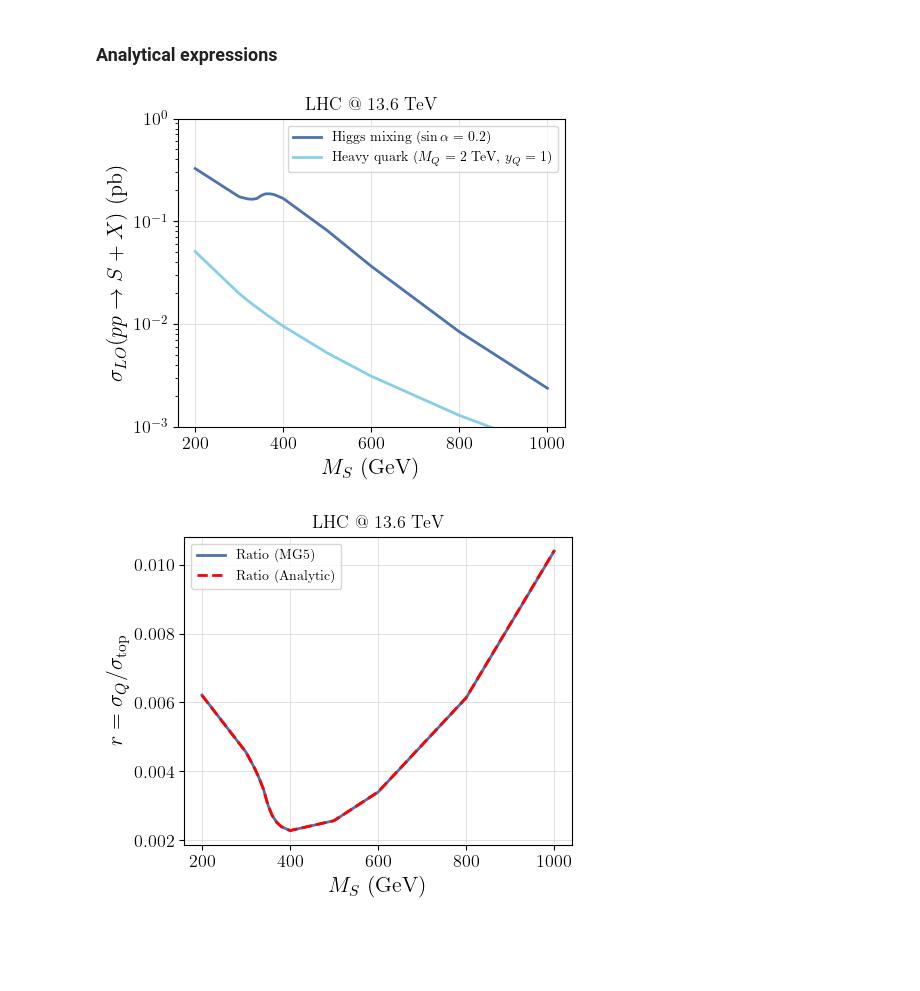
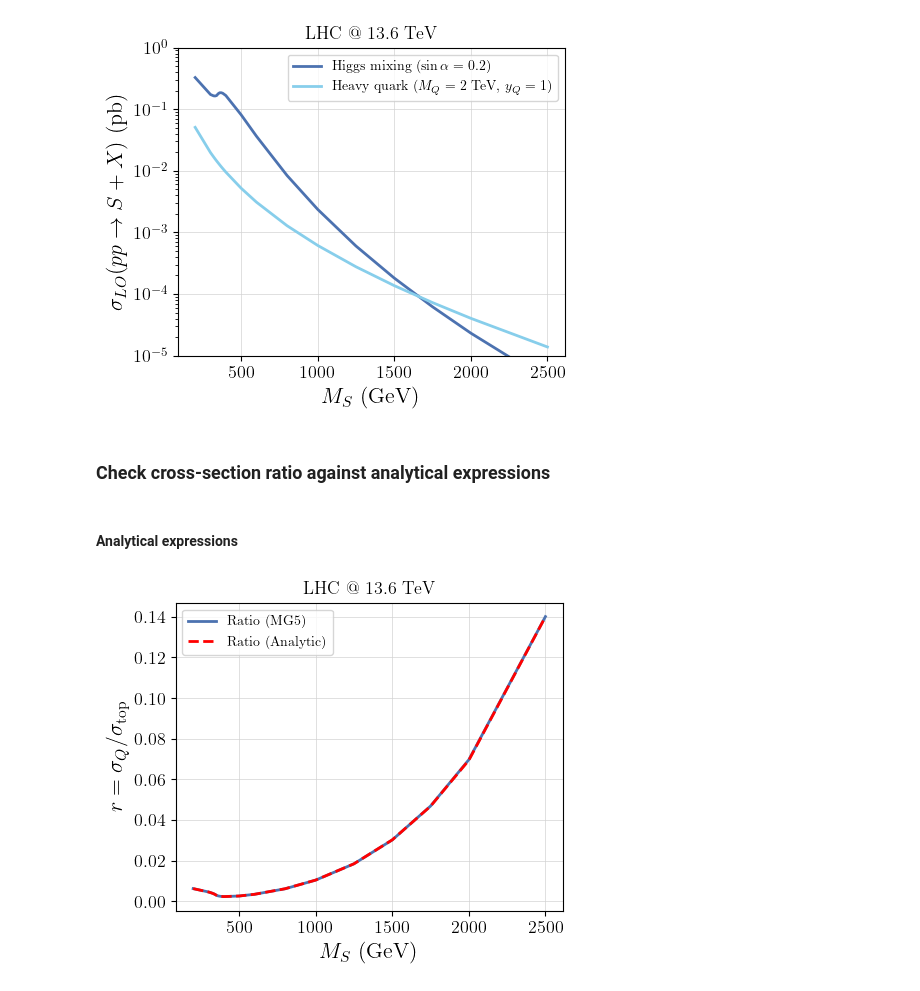
Before and after one commit to andlessa/back2futureTrigger, a Jupyter notebook: xsec_pp2Sd.ipynb, the cells around one changed output. Cells and saved outputs as stored; diff of their text form; code cells hidden in the pictures; blank space fills up the shorter version.

```diff
--- a/xsec_pp2Sd.ipynb
+++ b/xsec_pp2Sd.ipynb
@@ -24,5 +24,3 @@ defaultPars = {'figure.figsize': (5, 4),
                'axes.axisbelow' : True
                }
 plt.rcParams.update(defaultPars)
-# %% [markdown]
-### Analytical expressions
@@ -39,16 +27,20 @@ def F(x):
 # %%
-data = np.genfromtxt("pp2Sd_scan/Events/scan_run_[01-14].txt",names=True)
-dataQ = np.genfromtxt("pp2Sd_scan/Events/scan_run_[15-28].txt",names=True)
+data = np.genfromtxt("pp2Sd_scan/Events/scan_run_[01-19].txt",names=True)
+dataQ = np.genfromtxt("pp2Sd_scan/Events/scan_run_[20-38].txt",names=True)
 # %%
 plt.plot(data['mass55'],data['cross'],label=r'Higgs mixing ($\sin\alpha = 0.2$)', color='#4c72b0')
 plt.plot(dataQ['mass55'],dataQ['cross'],label=r'Heavy quark ($M_Q = 2$ TeV, $y_Q = 1$)', color='skyblue')
 plt.yscale('log')
 # plt.vlines(x=2*172.0,ymin=1e-2,ymax=3,linestyle='dashed',color='gray')
 plt.legend()
-plt.ylim(1e-3,1)
+plt.ylim(1e-5,1)
 plt.ylabel(r'$\sigma_{LO} (p p \to S + X)$ (pb)')
 plt.xlabel(r'$M_S$ (GeV)')
 plt.title(r'LHC @ 13.6 TeV')
 plt.show()
 # %% [output]
-[figure, old version]
+[figure, new version]
+# %% [markdown]
+### Check cross-section ratio against analytical expressions
+# %% [markdown]
+#### Analytical expressions
@@ -69,4 +71,4 @@ plt.xlabel(r'$M_S$ (GeV)')
 plt.title(r'LHC @ 13.6 TeV')
 plt.show()
 # %% [output]
-[figure, old version]
+[figure, new version]
```
Also changed, not shown: parts of 2 cells of this notebook, 1 other file.
